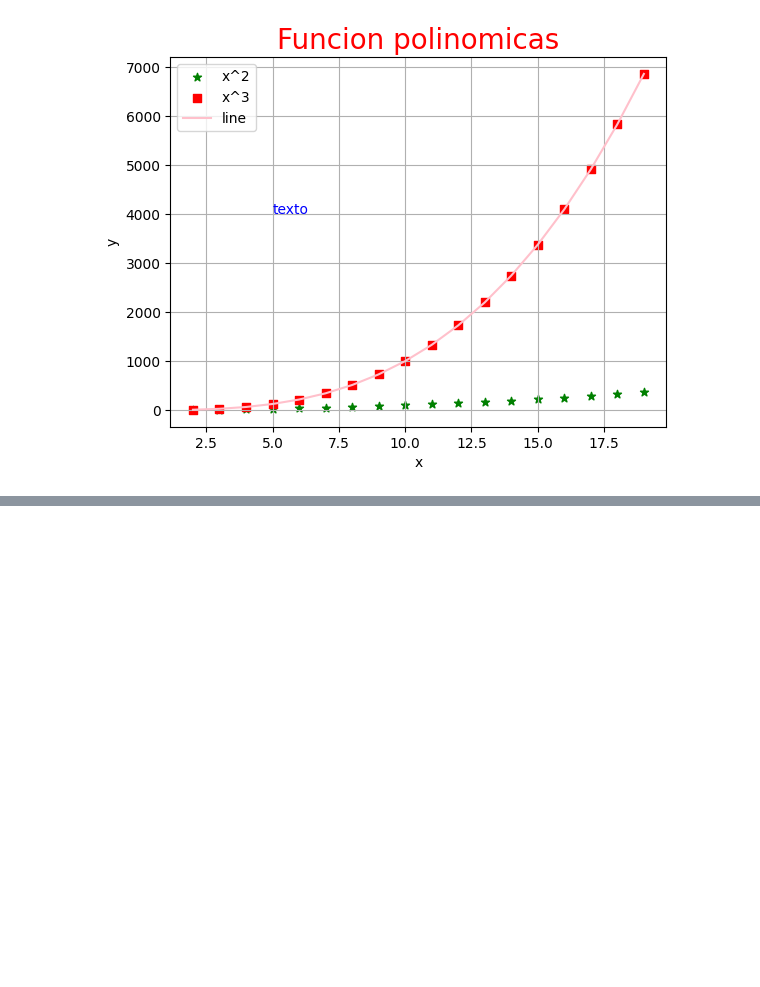
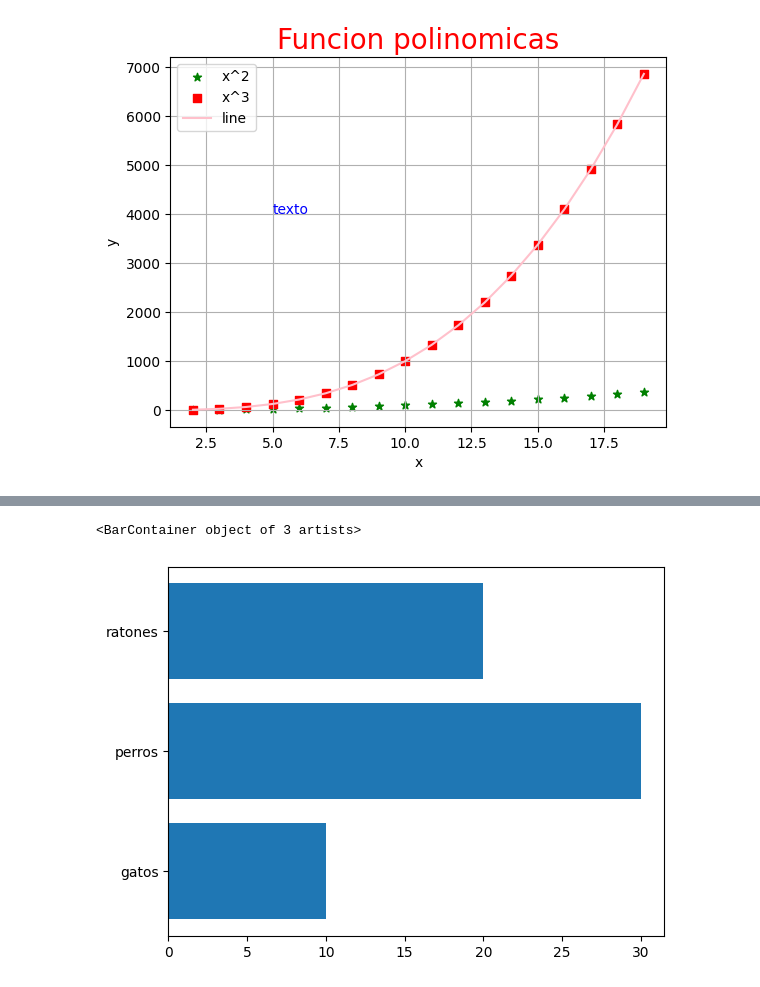
Before and after one commit to JhonArias97/Herramientas-para-big-data, a Jupyter notebook: notebooks/plots.ipynb, the cells around one changed output, grey strips where cells are left out. Saved outputs shown, nothing was run; the diff lists cells and outputs as text; code cells hidden in the pictures; blank space fills up the shorter version.

```diff
--- a/notebooks/plots.ipynb
+++ b/notebooks/plots.ipynb
@@ -28,0 +68,10 @@ Text(5, 4000, 'texto')
+# %%
+# Barplot
+
+clases = ["gatos", "perros", "ratones"]
+totales = [10, 30, 20]
+
+plt.barh(clases, totales)
+# %% [output]
+<BarContainer object of 3 artists>
+[figure, added]
```
Also changed, not shown: parts of 5 cells of this notebook.
